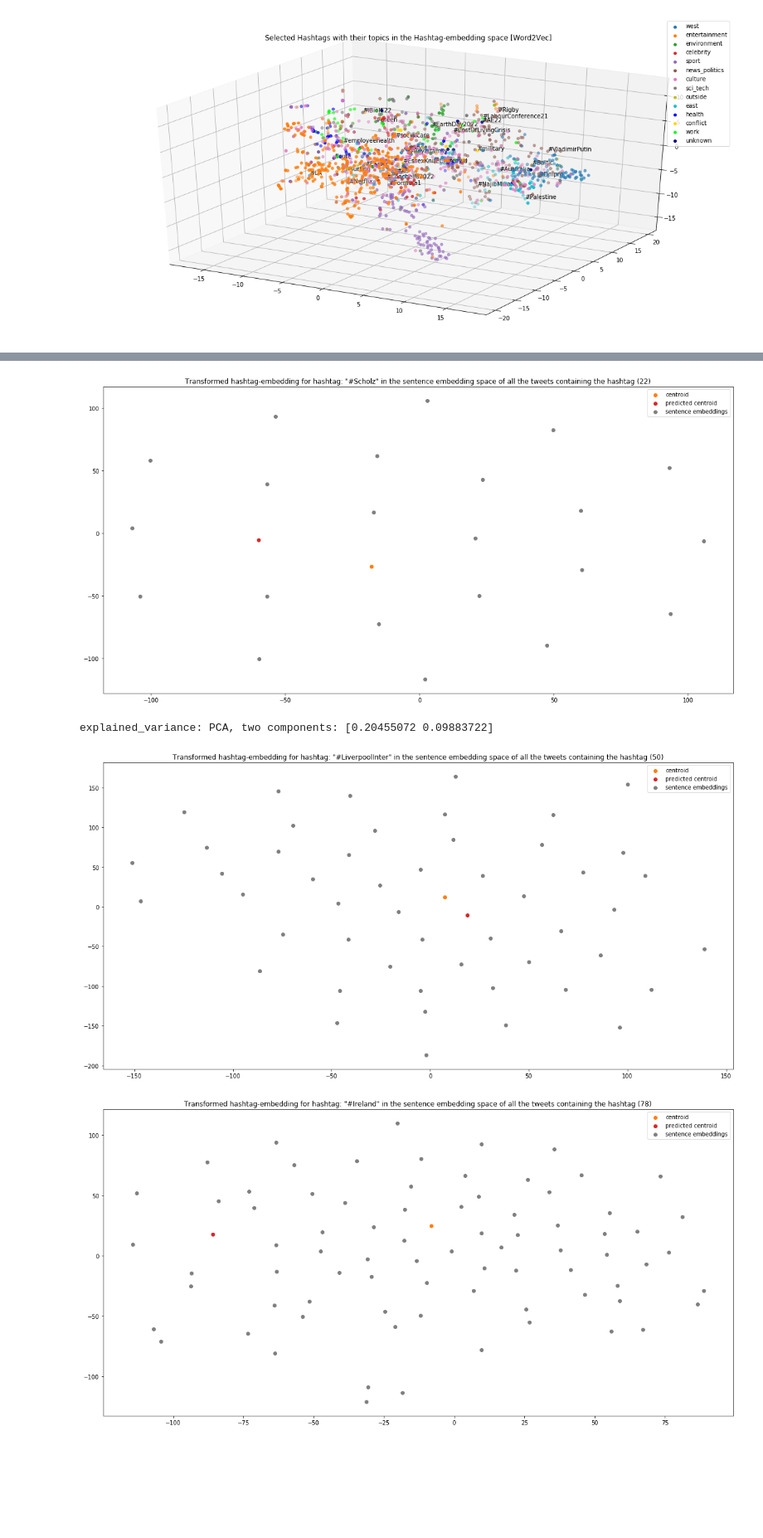
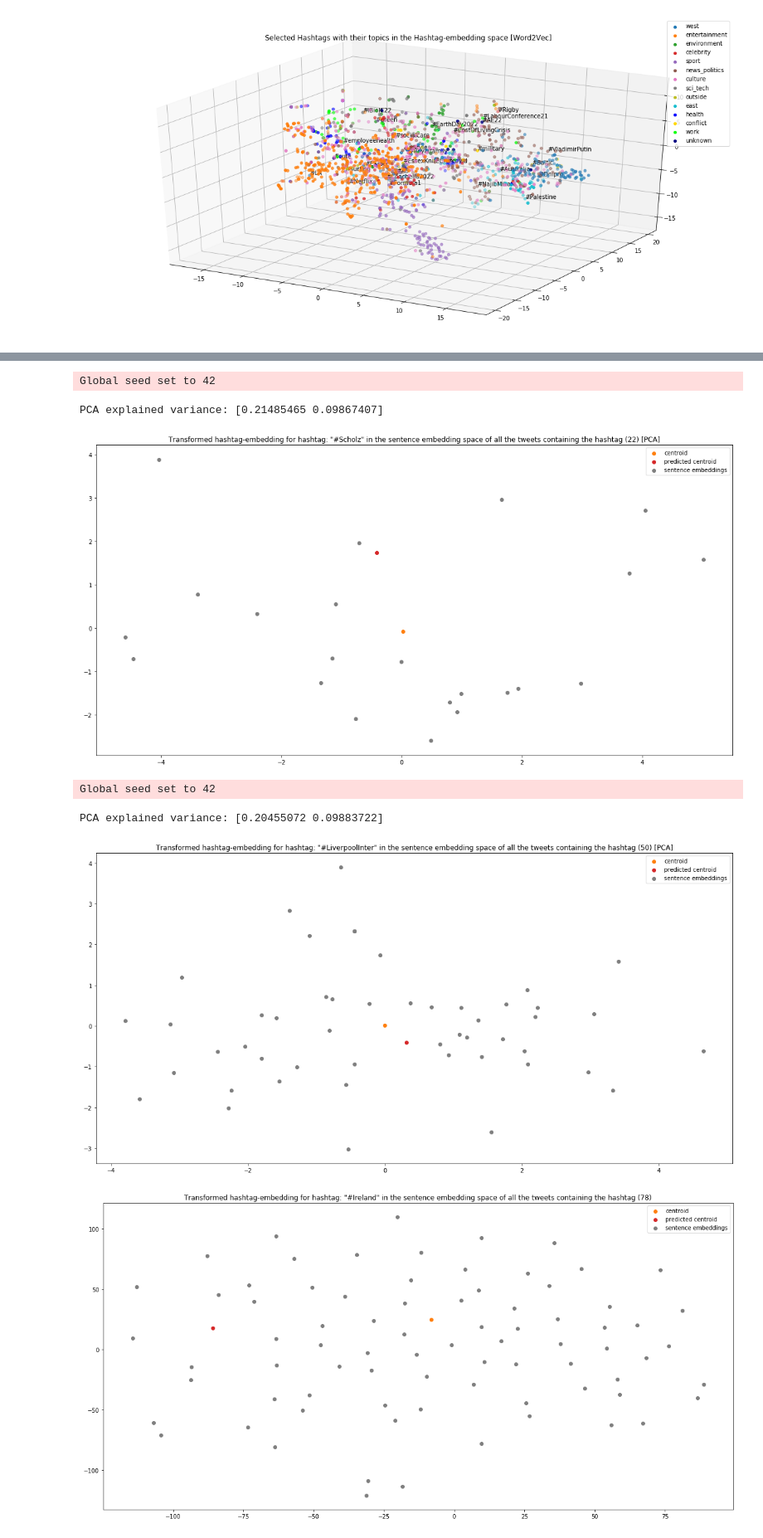
Before and after one commit to danielmuellerdev/HASHET, a Jupyter notebook: visualize_data.ipynb, the cells around one changed output, grey strips where cells are left out. Shown at 83% size. Cells and saved outputs as stored; diff of their text form; code cells hidden in the pictures; blank space fills up the shorter version.

```diff
--- a/visualize_data.ipynb
+++ b/visualize_data.ipynb
@@ -283,13 +380,16 @@ Global seed set to 42
 # %%
 pl.seed_everything(42)
-hashtag_analyzer.plot_a_hashtag('#Scholz', sent_emb_model)
+hashtag_analyzer.plot_a_hashtag('#Scholz', sent_emb_model, dim_reduction_mode=HashtagAnalyzer.DimensionReductionMode.PCA)
 # %% [output]
+Global seed set to 42
+PCA explained variance: [0.21485465 0.09867407]
-[figure, old version]
+[figure, new version]
 # %%
 pl.seed_everything(42)
-hashtag_analyzer.plot_a_hashtag('#LiverpoolInter', sent_emb_model)
+hashtag_analyzer.plot_a_hashtag('#LiverpoolInter', sent_emb_model, dim_reduction_mode=HashtagAnalyzer.DimensionReductionMode.PCA)
 # %% [output]
-explained_variance: PCA, two components: [0.20455072 0.09883722]
+Global seed set to 42
+PCA explained variance: [0.20455072 0.09883722]
-[figure, old version]
+[figure, new version]
 # %%
 pl.seed_everything(42)
```
Also changed, not shown: parts of 15 cells of this notebook.
